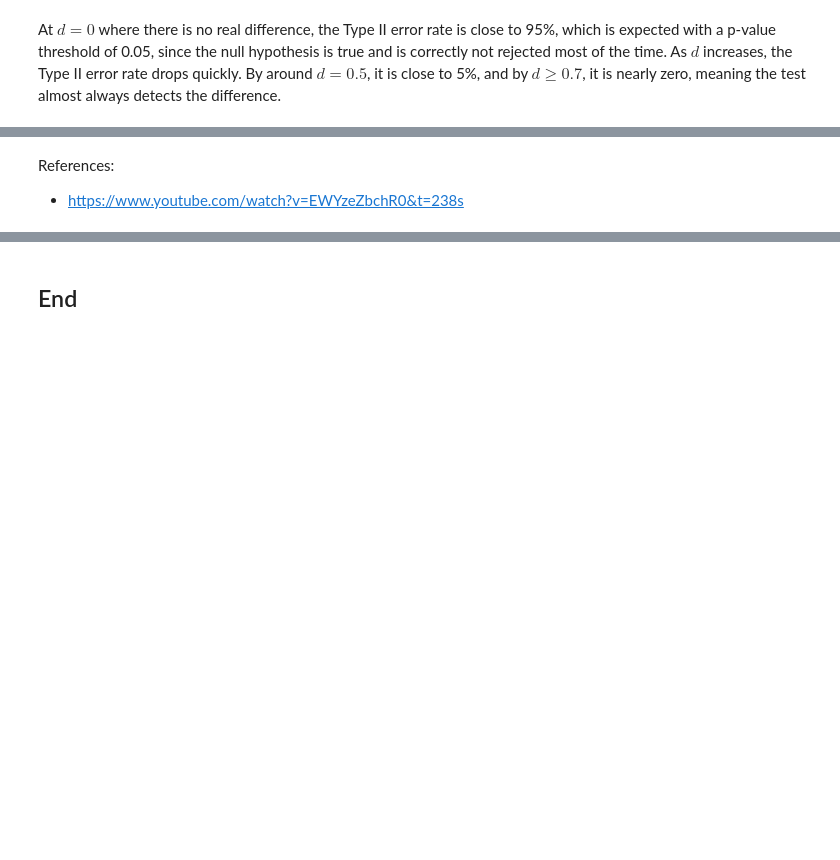
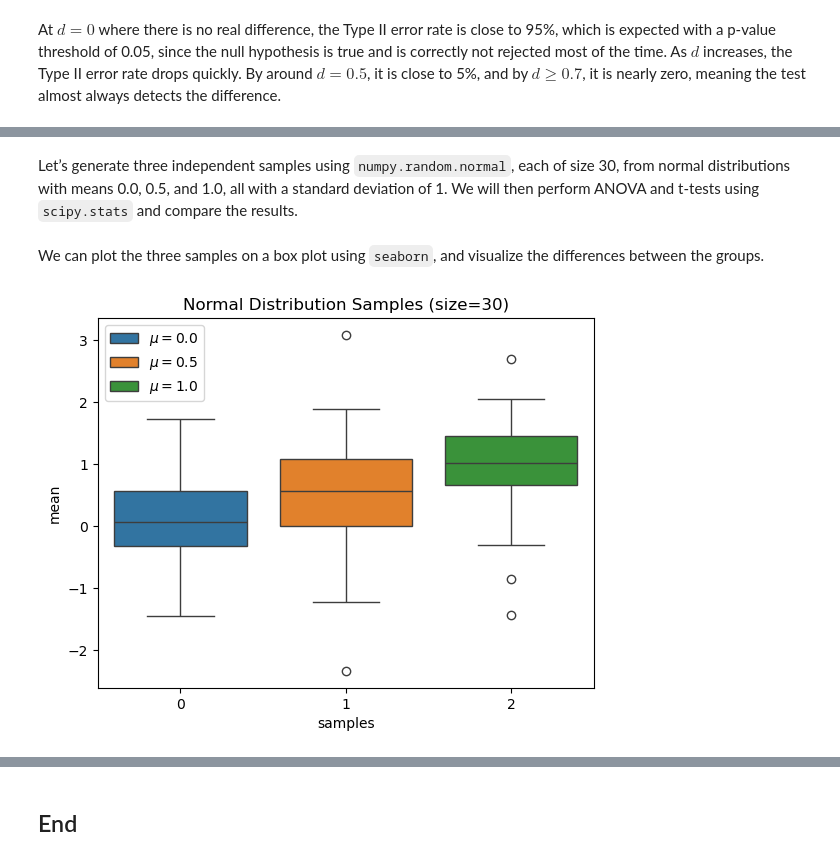
Before and after one commit to eoghanpw/applied-statistics, a Jupyter notebook: problems.ipynb, the cells around one changed output, grey strips where cells are left out. Cells and saved outputs as stored; diff of their text form; code cells hidden in the pictures; blank space fills up the shorter version.

Commit message:
finished anova

```diff
--- a/problems.ipynb
+++ b/problems.ipynb
@@ -492,6 +502,5 @@ At $d=0$ where there is no real difference, the Type II error rate is close to 9
 # %% [markdown]
-References:
-* https://www.youtube.com/watch?v=EWYzeZbchR0&t=238s
+Let’s generate three independent samples using ``numpy.random.normal``, each of size 30, from normal distributions with means 0.0, 0.5, and 1.0, all with a standard deviation of 1. We will then perform ANOVA and t-tests using ``scipy.stats`` and compare the results.
 # %%
 # Generate samples.
 sigma = 1
@@ -500,3 +509,20 @@ size = 30
 sample_one = np.random.normal(loc=0.0, scale=sigma, size=size)
 sample_two = np.random.normal(loc=0.5, scale=sigma, size=size)
 sample_three = np.random.normal(loc=1.0, scale=sigma, size=size)
+# %% [markdown]
+We can plot the three samples on a box plot using ``seaborn``, and visualize the differences between the groups.
+# %%
+# Plot the samples.
+# https://seaborn.pydata.org/generated/seaborn.boxplot.html
+fig, ax = plt.subplots()
+
+sample_data = [sample_one, sample_two, sample_three]
+sns.boxplot(sample_data)
+ax.set_xlabel('samples')
+ax.set_ylabel('mean')
+ax.set_title(f'Normal Distribution Samples (size={size})')
+ax.legend(['$\mu=0.0$', '$\mu=0.5$', '$\mu=1.0$'])
+
+plt.show()
+# %% [output]
+[figure, added]
```
Also changed, not shown: parts of 19 cells of this notebook.
